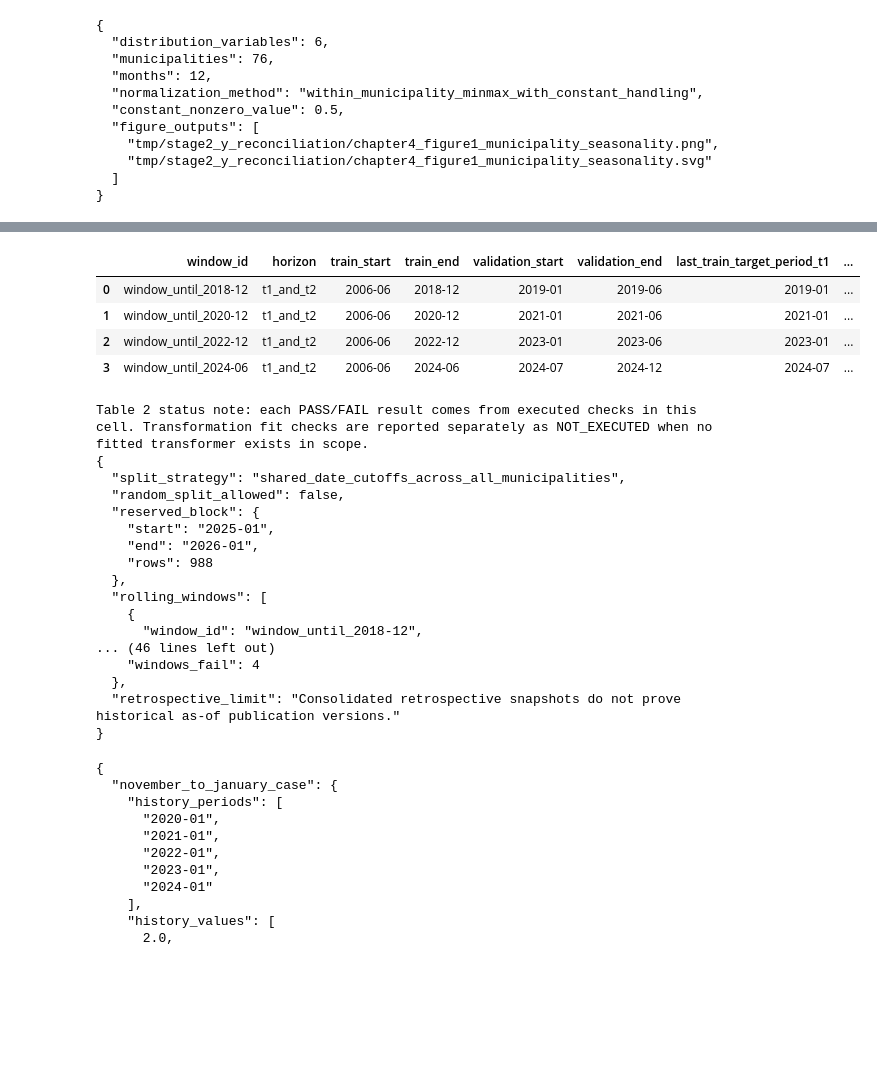
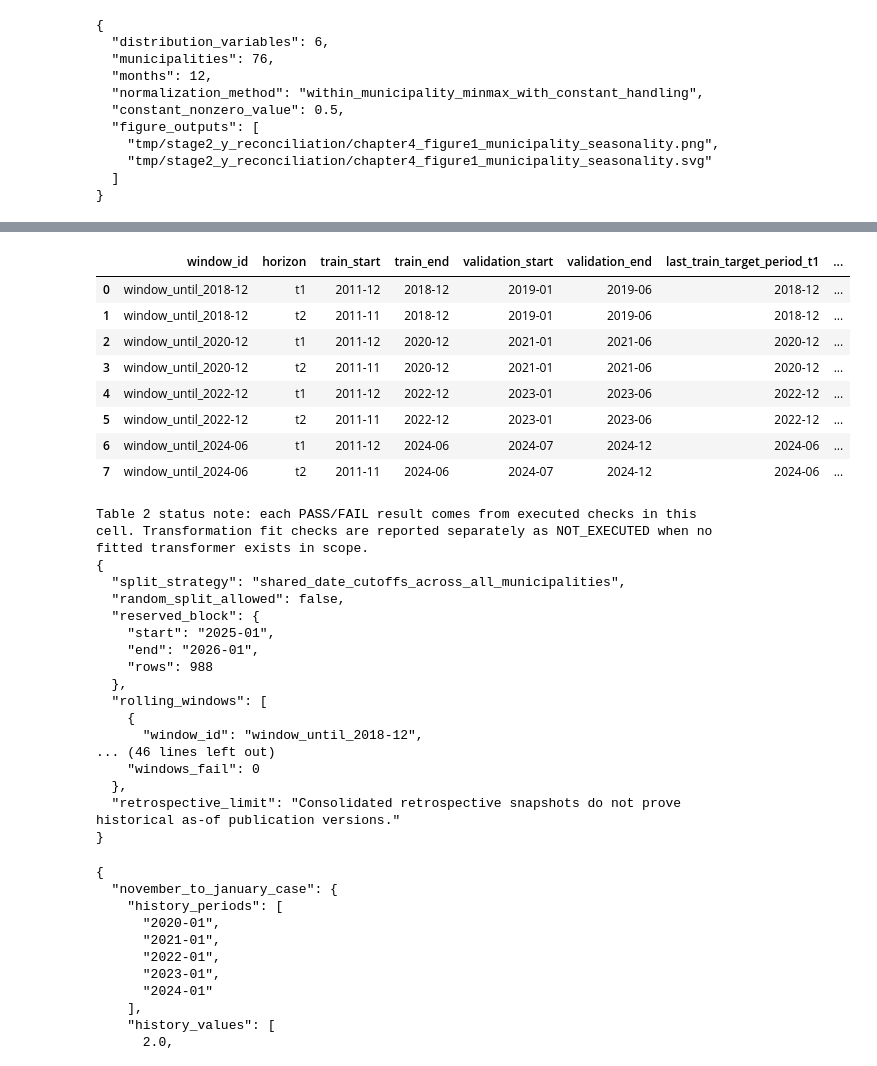
Before and after one commit to j-mauro-r/SAT-Dengue-V2, a Jupyter notebook: notebooks/03_consolidated_dataset_pipeline.ipynb, the cells around one changed output, grey strips where cells are left out. Drawn from its saved outputs; the diff is of its cells as text; code cells hidden in the pictures; blank space fills up the shorter version.

```diff
--- a/notebooks/03_consolidated_dataset_pipeline.ipynb
+++ b/notebooks/03_consolidated_dataset_pipeline.ipynb
@@ -1410,6 +1387,8 @@ audit_table = visual_assets.build_temporal_validation_audit(
     panel_reserved,
     window_train_endpoints=window_train_endpoints,
     predictor_columns_used=predictor_columns_used,
+    development_target_min=development_target_min,
+    development_target_max=development_target_max,
 )
 
 # Presentation Table 2 - Temporal validation audit by protocol window
@@ -1439,37 +1418,41 @@ print(
 reserved_months = sorted(panel_reserved["year_month"].unique())
 protocol_config = {
     "split_strategy": "shared_date_cutoffs_across_all_municipalities",
     "random_split_allowed": False,
     "reserved_block": {
         "start": reserved_months[0] if reserved_months else None,
         "end": reserved_months[-1] if reserved_months else None,
         "rows": int(len(panel_reserved)),
     },
     "rolling_windows": protocol_rows,
     "audit_summary": {
         "windows_audited": int(len(audit_table)),
         "windows_pass": int((audit_table["temporal_validation_result"] == "PASS").sum()),
         "windows_fail": int((audit_table["temporal_validation_result"] == "FAIL").sum()),
     },
     "retrospective_limit": (
         "Consolidated retrospective snapshots do not prove historical as-of publication versions."
     ),
 }
 
 protocol_table.to_csv(ANALYSIS_DIR / "chapter8_temporal_protocol_windows.csv", index=False)
 audit_table.to_csv(ANALYSIS_DIR / "chapter8_table2_temporal_validation_audit.csv", index=False)
 (ANALYSIS_DIR / "chapter8_temporal_protocol.json").write_text(
     json.dumps(protocol_config, indent=2, ensure_ascii=False) + "\n",
     encoding="utf-8",
 )
 
 print(json.dumps(protocol_config, indent=2, ensure_ascii=False))
 # %% [output]
 |  | window_id | horizon | train_start | train_end | validation_start | validation_end | last_train_target_period_t1 | ... |
-| 0 | window_until_2018-12 | t1_and_t2 | 2006-06 | 2018-12 | 2019-01 | 2019-06 | 2019-01 | ... |
-| 1 | window_until_2020-12 | t1_and_t2 | 2006-06 | 2020-12 | 2021-01 | 2021-06 | 2021-01 | ... |
-| 2 | window_until_2022-12 | t1_and_t2 | 2006-06 | 2022-12 | 2023-01 | 2023-06 | 2023-01 | ... |
-| 3 | window_until_2024-06 | t1_and_t2 | 2006-06 | 2024-06 | 2024-07 | 2024-12 | 2024-07 | ... |
+| 0 | window_until_2018-12 | t1 | 2011-12 | 2018-12 | 2019-01 | 2019-06 | 2018-12 | ... |
+| 1 | window_until_2018-12 | t2 | 2011-11 | 2018-12 | 2019-01 | 2019-06 | 2018-12 | ... |
+| 2 | window_until_2020-12 | t1 | 2011-12 | 2020-12 | 2021-01 | 2021-06 | 2020-12 | ... |
+| 3 | window_until_2020-12 | t2 | 2011-11 | 2020-12 | 2021-01 | 2021-06 | 2020-12 | ... |
+| 4 | window_until_2022-12 | t1 | 2011-12 | 2022-12 | 2023-01 | 2023-06 | 2022-12 | ... |
+| 5 | window_until_2022-12 | t2 | 2011-11 | 2022-12 | 2023-01 | 2023-06 | 2022-12 | ... |
+| 6 | window_until_2024-06 | t1 | 2011-12 | 2024-06 | 2024-07 | 2024-12 | 2024-06 | ... |
+| 7 | window_until_2024-06 | t2 | 2011-11 | 2024-06 | 2024-07 | 2024-12 | 2024-06 | ... |
 Table 2 status note: each PASS/FAIL result comes from executed checks in this cell. Transformation fit checks are reported separately as NOT_EXECUTED when no fitted transformer exists in scope.
 {
   "split_strategy": "shared_date_cutoffs_across_all_municipalities",
@@ -1483,7 +1466,7 @@ Table 2 status note: each PASS/FAIL result comes from executed checks in this ce
     {
       "window_id": "window_until_2018-12",
 ... (46 lines left out)
-    "windows_fail": 4
+    "windows_fail": 0
   },
   "retrospective_limit": "Consolidated retrospective snapshots do not prove historical as-of publication versions."
 }
```
Also changed, not shown: parts of 10 cells of this notebook, 6 other files.
